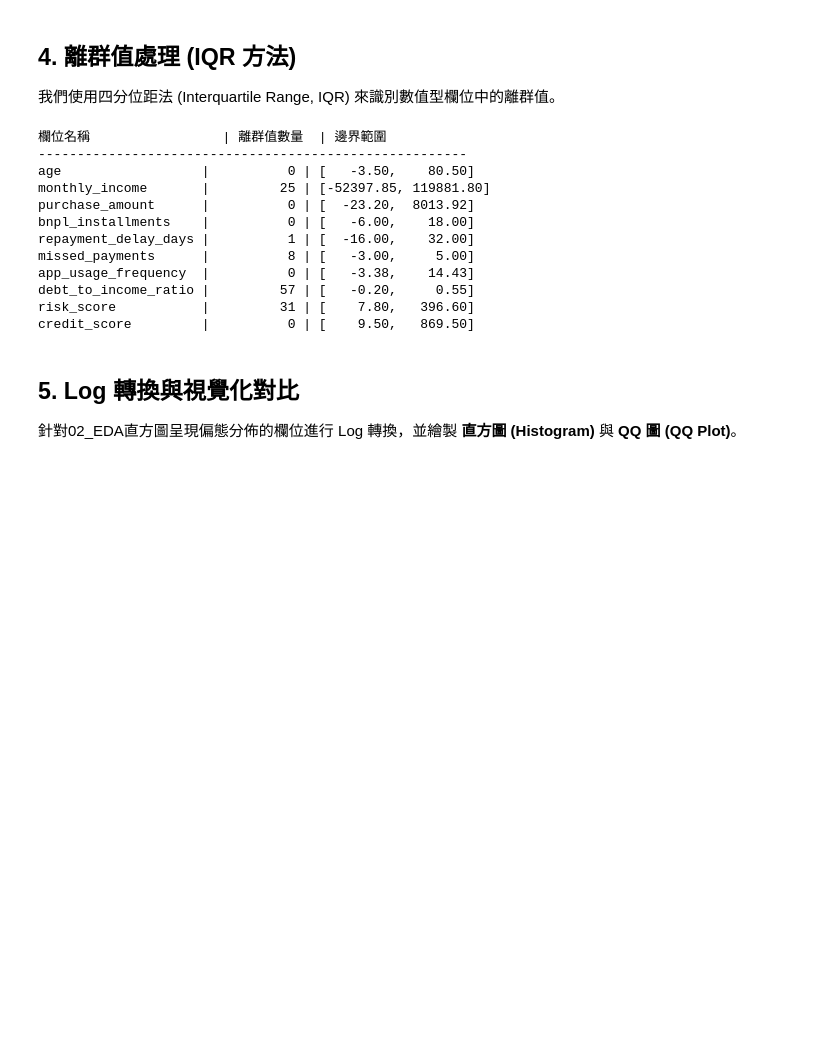
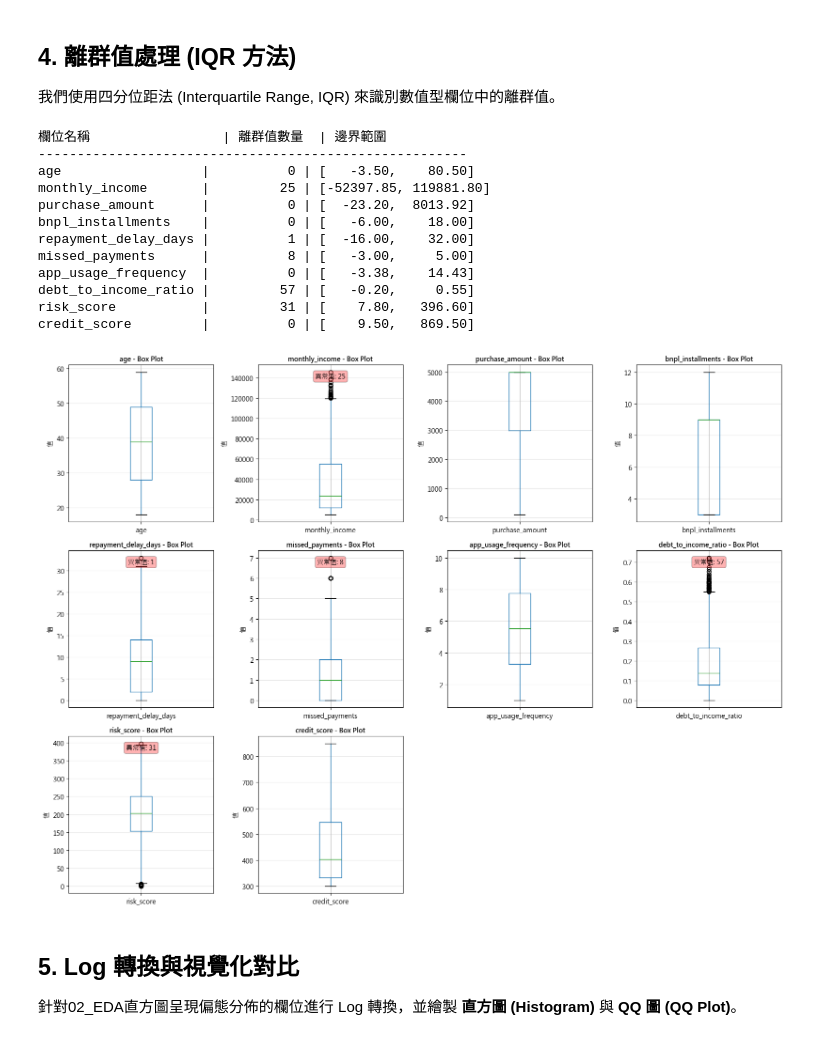
Before and after one commit to BobbleUnderBox/DataMiningG1FinalProject, a Jupyter notebook: notebooks/01_data_preprocessing.ipynb, the cells around one changed output. Drawn from its saved outputs; the diff is of its cells as text; code cells hidden in the pictures; blank space fills up the shorter version.

Commit message:
boxplots restore

```diff
--- a/notebooks/01_data_preprocessing.ipynb
+++ b/notebooks/01_data_preprocessing.ipynb
@@ -183,38 +183,60 @@ def handle_outliers_iqr(data, columns):
     print(f"{'欄位名稱':<20} | {'離群值數量':<6} | {'邊界範圍':<20}")
     print("-" * 55)
 
-    for col in columns:
+    # 繪製 Box Plot
+    fig, axes = plt.subplots(3, 4, figsize=(16, 12))
+    axes = axes.flatten()
+
+    for idx, col in enumerate(columns):
         Q1 = df_clean[col].quantile(0.25)
         Q3 = df_clean[col].quantile(0.75)
         IQR = Q3 - Q1
         lower_bound = Q1 - 1.5 * IQR
         upper_bound = Q3 + 1.5 * IQR
 
         outliers_mask = (df_clean[col] < lower_bound) | (df_clean[col] > upper_bound)
         num_outliers = outliers_mask.sum()
 
         print(f"{col:20} | {num_outliers:10} | [{lower_bound:8.2f}, {upper_bound:8.2f}]")
 
-        # 這裡根據需求，可以選擇進行移除或蓋帽處理。目前實作為計算但不直接強制移除，保留給後續分析決定。
+        ax = axes[idx]
+        df.boxplot(column=col, ax=ax)
+        ax.set_title(f"{col} - Box Plot", fontsize=10, fontweight='bold')
+        ax.set_ylabel('值')
+        ax.grid(axis='y', alpha=0.3)
+
+        # 標記異常值數量
+        if num_outliers > 0:
+            ax.text(0.5, 0.95, f"異常值: {num_outliers}",
+                    transform=ax.transAxes, ha='center', va='top',
+                    bbox=dict(boxstyle='round', facecolor='red', alpha=0.3))
+
+    # 隱藏子圖
+    axes[-1].axis('off')
+    axes[-2].axis('off')
+
+    plt.tight_layout()
+    plt.show()
 
     return df_clean
 
 target_columns = data_types['Ratio'] + ['credit_score']
 
 df = handle_outliers_iqr(df, target_columns)
 # %% [output]
 欄位名稱                 | 離群值數量  | 邊界範圍
 -------------------------------------------------------
 age                  |          0 | [   -3.50,    80.50]
 monthly_income       |         25 | [-52397.85, 119881.80]
 purchase_amount      |          0 | [  -23.20,  8013.92]
 bnpl_installments    |          0 | [   -6.00,    18.00]
 repayment_delay_days |          1 | [  -16.00,    32.00]
 missed_payments      |          8 | [   -3.00,     5.00]
 app_usage_frequency  |          0 | [   -3.38,    14.43]
 debt_to_income_ratio |         57 | [   -0.20,     0.55]
 risk_score           |         31 | [    7.80,   396.60]
 credit_score         |          0 | [    9.50,   869.50]
+[figure, added]
 # %% [markdown]
 ## 5. Log 轉換與視覺化對比
 針對02_EDA直方圖呈現偏態分佈的欄位進行 Log 轉換，並繪製 **直方圖 (Histogram)** 與 **QQ 圖 (QQ Plot)**。
```
Also changed, not shown: parts of 3 cells of this notebook.
